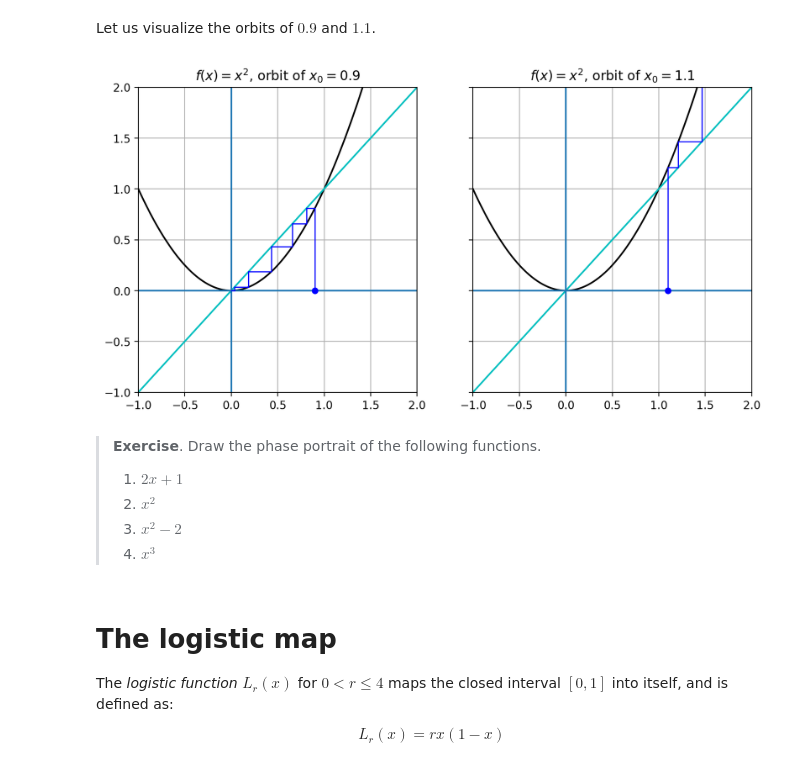
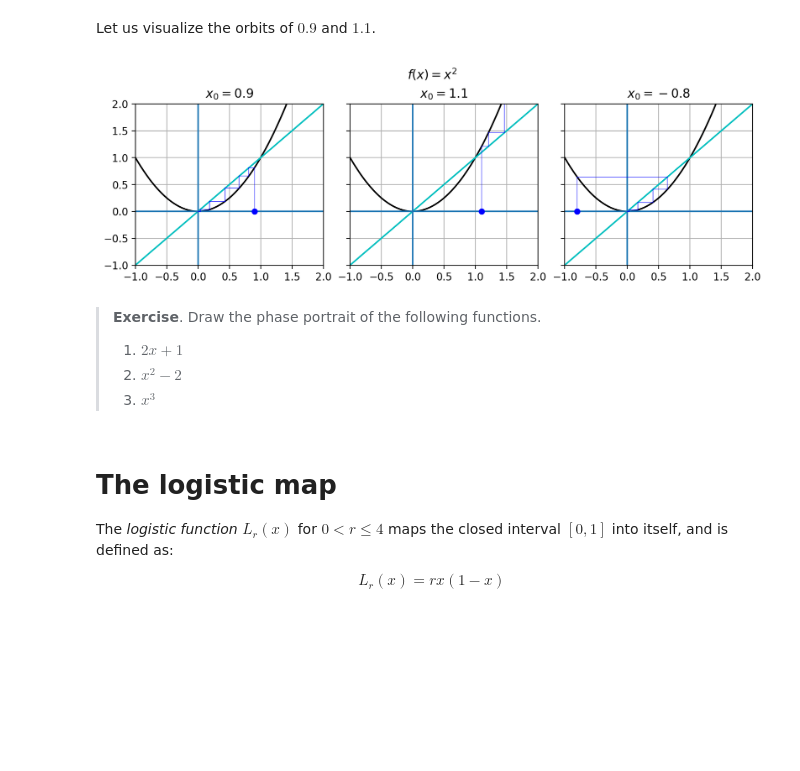
Before and after one commit to mmarzolla/chaos-fractals-phd-course, a Jupyter notebook: Dynamics-simple-maps.ipynb, the cells around one changed output. Cells and saved outputs as stored; diff of their text form; code cells hidden in the pictures; blank space fills up the shorter version.

```diff
--- a/Dynamics-simple-maps.ipynb
+++ b/Dynamics-simple-maps.ipynb
@@ -80,7 +80,7 @@ The fixed point(s) of a function $f$ are the solutions of the equation $f(x) = x
 # %%
 def plot_fixed_points(f, xlim = (0,1), ylim = (0,1), title = None):
     """
-    Plot function f:[0,1]->[0,1] overlapped with the bisector y=x
+    Plot function f:xlim->ylim overlapped with the bisector y=x
     """
     x = np.linspace(xlim[0], xlim[1], 200)
     fx = [f(t) for t in x]
@@ -160,9 +160,10 @@ def cobweb(f, x0, n, xlim=(0,1), ylim=(0,1), title = None):
     plt.plot([x], [y], 'ob', ms=5)
     try:
         for i in range(n):
-            #a = ((i+1)/n)**1.2
-            plt.plot([x, x], [y, f(x)], 'b', lw=1)
-            plt.plot([x, f(x)], [f(x), f(x)], 'b', lw=1)
+            #a = ((i+1)/n)
+            a = (1 + (i/n))/2
+            plt.plot([x, x], [y, f(x)], 'b', lw=0.8, alpha=a)
+            plt.plot([x, f(x)], [f(x), f(x)], 'b', lw=0.8, alpha=a)
             x,y = f(x),f(x)
     except:
         pass # ignore errors such as overflow
@@ -172,24 +173,21 @@ def cobweb(f, x0, n, xlim=(0,1), ylim=(0,1), title = None):
 # %% [markdown]
 Let us visualize the orbits of $0.9$ and $1.1$.
 # %%
-plt.subplots(1,2, figsize=(10,5), sharey=True)
-plt.subplot(1,2,1)
-x0 = 0.9
-cobweb(f, x0, 10, xlim=(-1,2), ylim=(-1,2))
-plt.title(f"$f(x)=x^2$, orbit of $x_0 = {x0:.1f}$")
-plt.subplot(1,2,2)
-x0 = 1.1
-cobweb(f, 1.1, 10, xlim=(-1,2), ylim=(-1,2))
-plt.title(f"$f(x)=x^2$, orbit of $x_0 = {x0:.1f}$")
+x0s = [0.9, 1.1, -0.8]
+plt.subplots(1, len(x0s), figsize=(9,3), layout="constrained", sharey=True)
+for idx,x0 in enumerate(x0s,start=1):
+    plt.subplot(1,3,idx)
+    cobweb(f, x0, 10, xlim=(-1,2), ylim=(-1,2))
+    plt.title(f"$x_0 = {x0:.1f}$")
+plt.suptitle(f"$f(x) = x^2$")
 plt.show()
 # %% [output]
-[figure, old version]
+[figure, new version]
 # %% [markdown]
 > **Exercise**. Draw the phase portrait of the following functions.
 >
 > 1. $2x+1$
-> 2. $x^2$
-> 3. $x^2-2$
+> 2. $x^2-2$
 > 4. $x^3$
 # %% [markdown]
 # The logistic map
```
Also changed, not shown: parts of 22 cells of this notebook, 1 other file.
